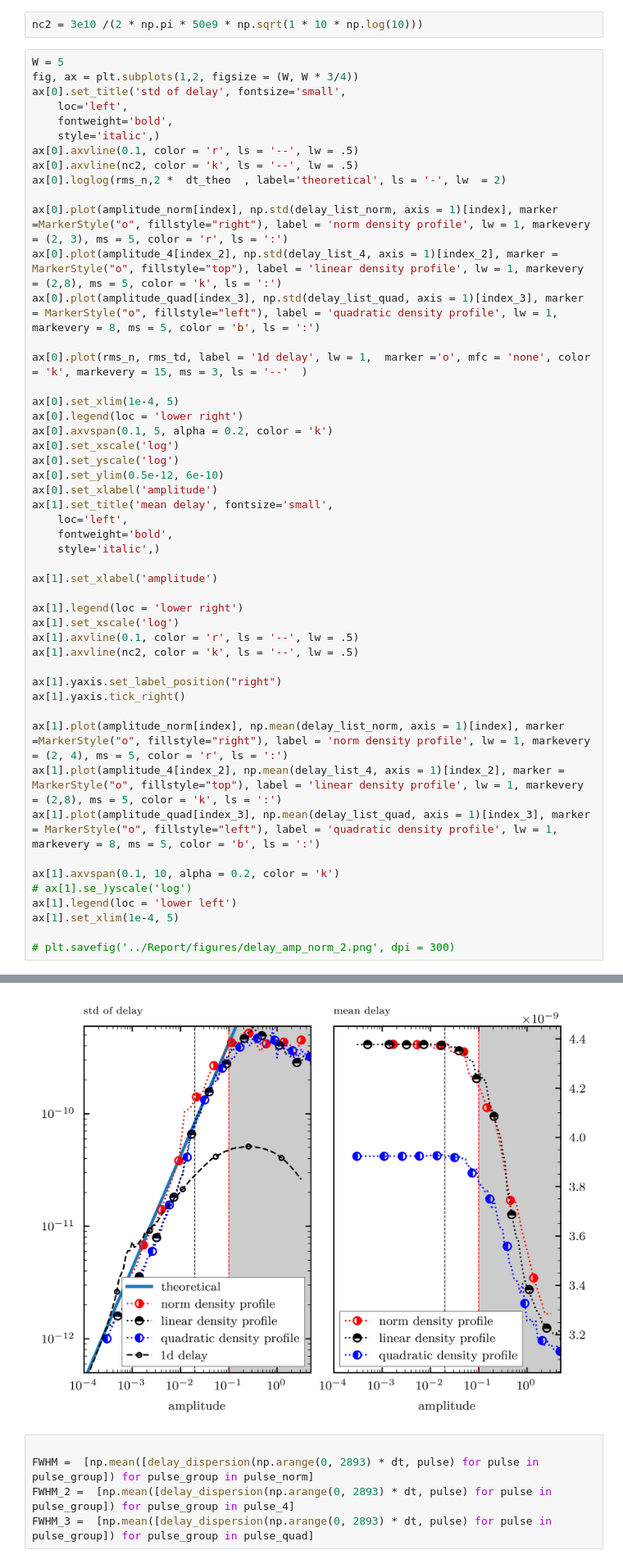
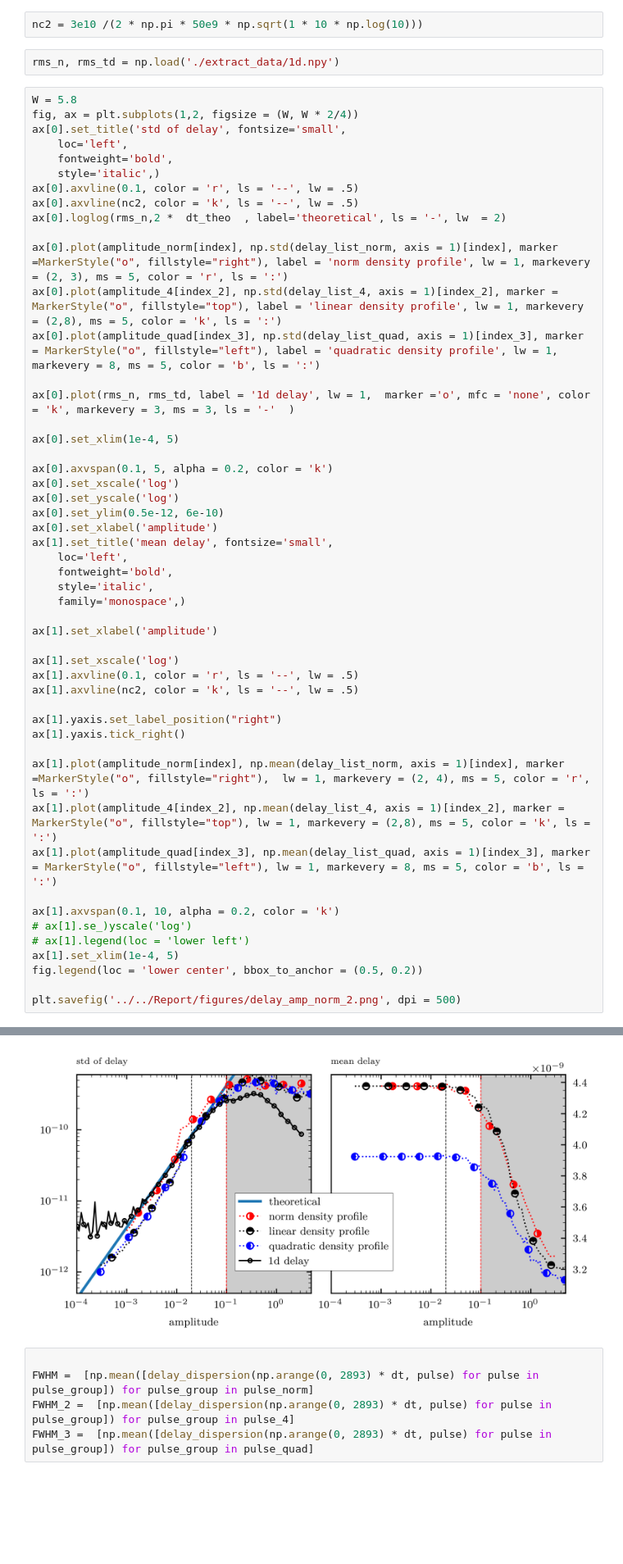
Before and after one commit to Chatr0uge/Internship_SPC, a Jupyter notebook: src/profile_study/profile_study.ipynb, the cells around one changed output, grey strips where cells are left out. Shown at 82% size. Cells and saved outputs as stored; diff of their text form; blank space fills up the shorter version.

```diff
--- a/src/profile_study/profile_study.ipynb
+++ b/src/profile_study/profile_study.ipynb
@@ -176,9 +326,11 @@ plt.show()
 from matplotlib.markers import MarkerStyle
 # %%
 nc2 = 3e10 /(2 * np.pi * 50e9 * np.sqrt(1 * 10 * np.log(10)))
+# %%
+rms_n, rms_td = np.load('./extract_data/1d.npy')
 # %%
-W = 5
-fig, ax = plt.subplots(1,2, figsize = (W, W * 3/4))
+W = 5.8
+fig, ax = plt.subplots(1,2, figsize = (W, W * 2/4))
 ax[0].set_title('std of delay', fontsize='small',
     loc='left',
     fontweight='bold',
@@ -191,10 +343,10 @@ ax[0].plot(amplitude_norm[index], np.std(delay_list_norm, axis = 1)[index], mark
 ax[0].plot(amplitude_4[index_2], np.std(delay_list_4, axis = 1)[index_2], marker = MarkerStyle("o", fillstyle="top"), label = 'linear density profile', lw = 1, markevery = (2,8), ms = 5, color = 'k', ls = ':')
 ax[0].plot(amplitude_quad[index_3], np.std(delay_list_quad, axis = 1)[index_3], marker = MarkerStyle("o", fillstyle="left"), label = 'quadratic density profile', lw = 1, markevery = 8, ms = 5, color = 'b', ls = ':')
 
-ax[0].plot(rms_n, rms_td, label = '1d delay', lw = 1,  marker ='o', mfc = 'none', color = 'k', markevery = 15, ms = 3, ls = '--'  )
+ax[0].plot(rms_n, rms_td, label = '1d delay', lw = 1,  marker ='o', mfc = 'none', color = 'k', markevery = 3, ms = 3, ls = '-'  )
 
 ax[0].set_xlim(1e-4, 5)
-ax[0].legend(loc = 'lower right')
+
 ax[0].axvspan(0.1, 5, alpha = 0.2, color = 'k')
 ax[0].set_xscale('log')
 ax[0].set_yscale('log')
@@ -203,11 +355,11 @@ ax[0].set_xlabel('amplitude')
 ax[1].set_title('mean delay', fontsize='small',
     loc='left',
     fontweight='bold',
-    style='italic',)
+    style='italic',
+    family='monospace',)
 
 ax[1].set_xlabel('amplitude')
 
-ax[1].legend(loc = 'lower right')
 ax[1].set_xscale('log')
 ax[1].axvline(0.1, color = 'r', ls = '--', lw = .5)
 ax[1].axvline(nc2, color = 'k', ls = '--', lw = .5)
@@ -215,14 +367,15 @@ ax[1].axvline(nc2, color = 'k', ls = '--', lw = .5)
 ax[1].yaxis.set_label_position("right")
 ax[1].yaxis.tick_right()
 
-ax[1].plot(amplitude_norm[index], np.mean(delay_list_norm, axis = 1)[index], marker =MarkerStyle("o", fillstyle="right"), label = 'norm density profile', lw = 1, markevery = (2, 4), ms = 5, color = 'r', ls = ':')
-ax[1].plot(amplitude_4[index_2], np.mean(delay_list_4, axis = 1)[index_2], marker = MarkerStyle("o", fillstyle="top"), label = 'linear density profile', lw = 1, markevery = (2,8), ms = 5, color = 'k', ls = ':')
-ax[1].plot(amplitude_quad[index_3], np.mean(delay_list_quad, axis = 1)[index_3], marker = MarkerStyle("o", fillstyle="left"), label = 'quadratic density profile', lw = 1, markevery = 8, ms = 5, color = 'b', ls = ':')
+ax[1].plot(amplitude_norm[index], np.mean(delay_list_norm, axis = 1)[index], marker =MarkerStyle("o", fillstyle="right"),  lw = 1, markevery = (2, 4), ms = 5, color = 'r', ls = ':')
+ax[1].plot(amplitude_4[index_2], np.mean(delay_list_4, axis = 1)[index_2], marker = MarkerStyle("o", fillstyle="top"), lw = 1, markevery = (2,8), ms = 5, color = 'k', ls = ':')
+ax[1].plot(amplitude_quad[index_3], np.mean(delay_list_quad, axis = 1)[index_3], marker = MarkerStyle("o", fillstyle="left"), lw = 1, markevery = 8, ms = 5, color = 'b', ls = ':')
 
 ax[1].axvspan(0.1, 10, alpha = 0.2, color = 'k')
 # ax[1].se_)yscale('log')
-ax[1].legend(loc = 'lower left')
+# ax[1].legend(loc = 'lower left')
 ax[1].set_xlim(1e-4, 5)
+fig.legend(loc = 'lower center', bbox_to_anchor = (0.5, 0.2))
 
-# plt.savefig('../Report/figures/delay_amp_norm_2.png', dpi = 300)
+plt.savefig('../../Report/figures/delay_amp_norm_2.png', dpi = 500)
 # %% [output]
@@ -231,4 +382,4 @@ No artists with labels found to put in legend.  Note that artists whose label st
-[figure, old version]
+[figure, new version]
 # %%
 
 FWHM =  [np.mean([delay_dispersion(np.arange(0, 2893) * dt, pulse) for pulse in pulse_group]) for pulse_group in pulse_norm]
```
Also changed, not shown: parts of 9 cells of this notebook, 18 other files.
